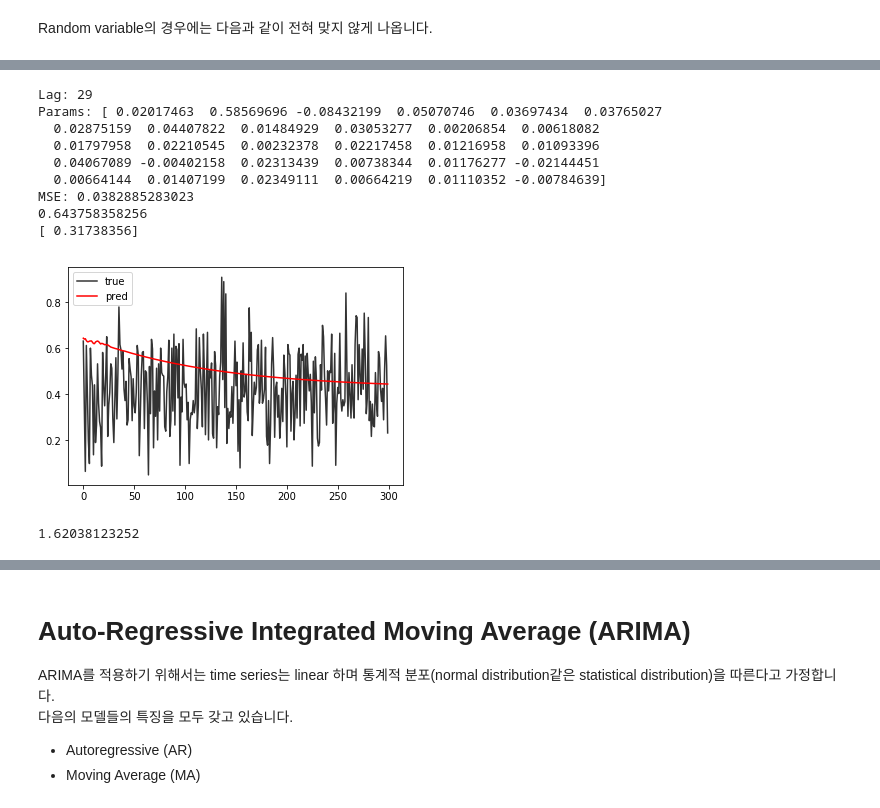
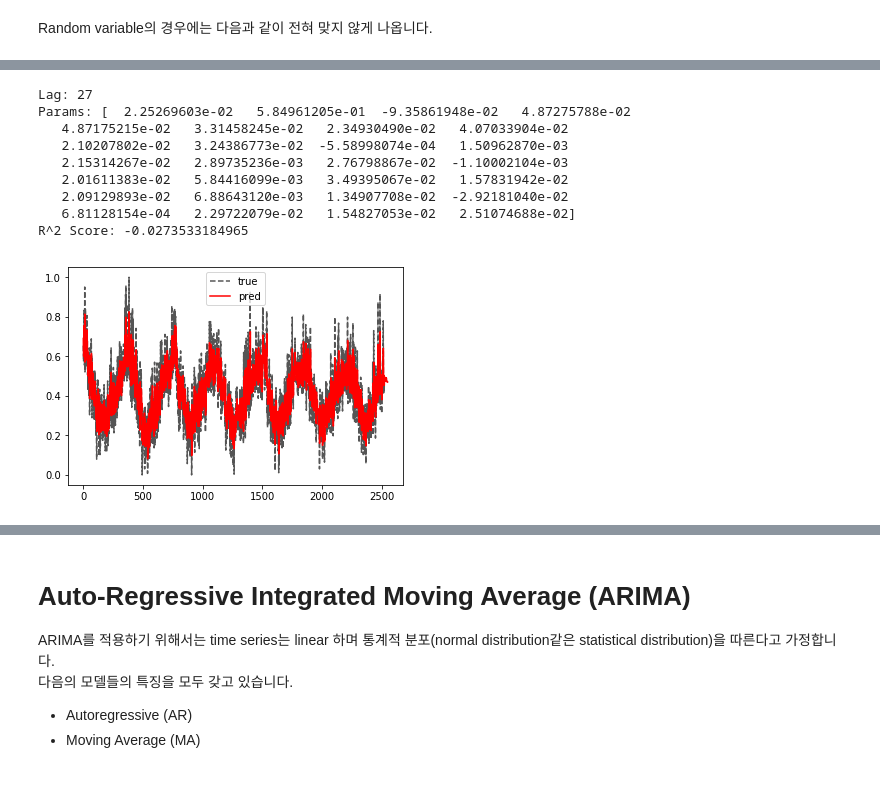
Before and after one commit to AndersonJo/arima-python, a Jupyter notebook: ARIMA.ipynb, the cells around one changed output, grey strips where cells are left out. Saved outputs shown, nothing was run; the diff lists cells and outputs as text; code cells hidden in the pictures.

Commit message:
Add Autoregressive Model

```diff
--- a/ARIMA.ipynb
+++ b/ARIMA.ipynb
@@ -37,20 +38,20 @@ Populating the interactive namespace from numpy and matplotlib
 아래의 링크에서 데이터를 다운받을 수 있습니다.<br>
 [Daily minimum temperatures in Melbourne, Australia, 1981-1990](https://datamarket.com/data/set/2324/daily-minimum-temperatures-in-melbourne-australia-1981-1990#!ds=2324&display=line)
 # %%
-TEST_SIZE = 300
+TEST_SIZE = 1100
 
 _filename= '/dataset/daily-minimum-temperature-in-melbourne/daily-minimum-temperatures-in-me.csv'
-data = pd.Series.from_csv(_filename, header=0)
-data.index = data.index.to_datetime()
-data = data.astype('float64')
+dataframe = pd.Series.from_csv(_filename, header=0)
+dataframe.index = dataframe.index.to_datetime()
+dataframe = dataframe.astype('float64')
 print('[Header]')
-print(data.head())
-data.plot(grid=True)
+print(dataframe.head())
+dataframe.plot(grid=True)
 ylabel('daily minimum temperature')
 
 # Normalization
 scaler = MinMaxScaler()
-data = scaler.fit_transform(data.values.reshape((-1, 1)))
+data = scaler.fit_transform(dataframe.values.reshape((-1, 1)))
 
 # Split Training and Test Data
 train, test = data[:-TEST_SIZE], data[-TEST_SIZE:]
@@ -173,4 +175,0 @@ $$ X_t = \alpha_1 X_{t-1} + \alpha_2 X_{t-2} + \epsilon_t $$
-# %%
-train = train.reshape(-1)
-model = AR(train)
-model = model.fit(disp=True, callback=haha)
@@ -177,42 +182,24 @@ model = model.fit(disp=True, callback=haha)
 # %%
 PRED_N = 300
 model = AR(train)
 model = model.fit(disp=True)
 
-pred = model.predict(start=len(train),
-                     end=len(train) + PRED_N-1,
-                     dynamic=False)
-
-print('Lag:', model_fit.k_ar)
-print('Params:', model.params)
-print('MSE:', mean_squared_error(pred, test_data[:PRED_N]))
-plot(test_data[:PRED_N], label='true', color="#333333")
+pred = model.predict(start=model.k_ar, end=len(train)+model.k_ar-1)
+plot(train[model.k_ar:], linestyle="--", label='true', color="#555555")
 plot(pred, label='pred', color='red')
 legend()
 
-print(pred[0])
-window = model.k_ar
-lags = train_data[len(train_data)-window:]
-p = model.params[0]
-for i in range(window):
-
-    p += model.params[i] * lags[i]
-
-print(p)
+print('Lag:', model.k_ar)
+print('Params:', model.params)
+print('R^2 Score:', r2_score(pred, train))
 # %% [output]
-Lag: 29
-Params: [ 0.02017463  0.58569696 -0.08432199  0.05070746  0.03697434  0.03765027
-  0.02875159  0.04407822  0.01484929  0.03053277  0.00206854  0.00618082
-  0.01797958  0.02210545  0.00232378  0.02217458  0.01216958  0.01093396
-  0.04067089 -0.00402158  0.02313439  0.00738344  0.01176277 -0.02144451
-  0.00664144  0.01407199  0.02349111  0.00664219  0.01110352 -0.00784639]
-MSE: 0.0382885283023
-0.643758358256
-[ 0.31738356]
+Lag: 27
+Params: [  2.25269603e-02   5.84961205e-01  -9.35861948e-02   4.87275788e-02
+   4.87175215e-02   3.31458245e-02   2.34930490e-02   4.07033904e-02
+   2.10207802e-02   3.24386773e-02  -5.58998074e-04   1.50962870e-03
+   2.15314267e-02   2.89735236e-03   2.76798867e-02  -1.10002104e-03
+   2.01611383e-02   5.84416099e-03   3.49395067e-02   1.57831942e-02
+   2.09129893e-02   6.88643120e-03   1.34907708e-02  -2.92181040e-02
+   6.81128154e-04   2.29722079e-02   1.54827053e-02   2.51074688e-02]
+R^2 Score: -0.0273533184965
-[figure, old version]
+[figure, new version]
-# %%
-pred = model.predict(start=29, end=len(train_data)-1, dynamic=False)
-
-print(mean_squared_error(pred, train_data[29:]))
-# %% [output]
-1.62038123252
```
Also changed, not shown: parts of 18 cells of this notebook.
